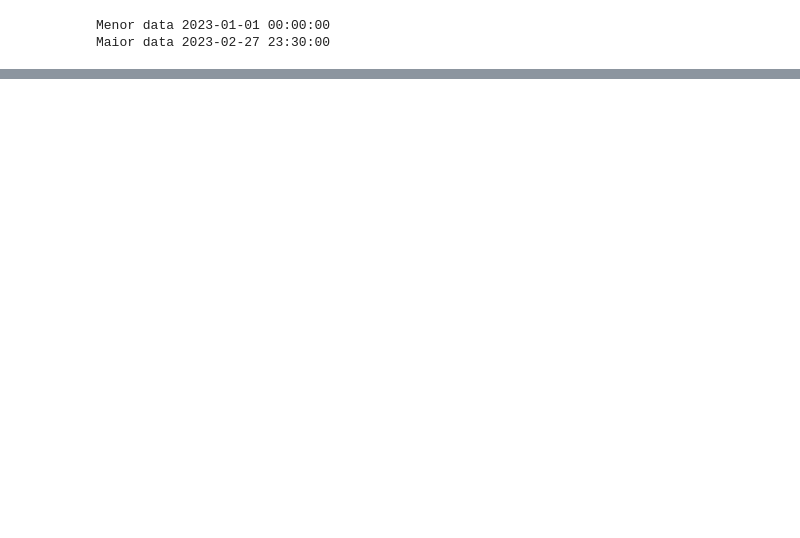
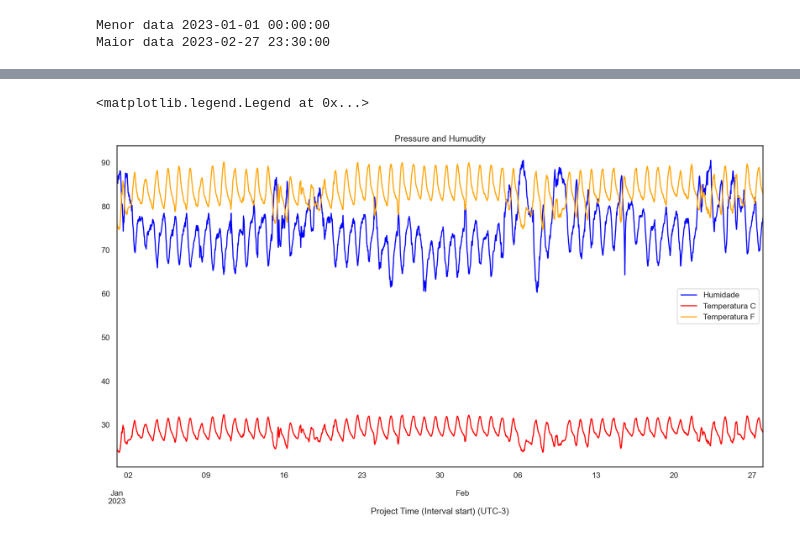
Before and after one commit to FilipeSCampos/ProjetoCalculo, a Jupyter notebook: projCalc.ipynb, the cells around one changed output, grey strips where cells are left out. Saved outputs shown, nothing was run; the diff lists cells and outputs as text; code cells hidden in the pictures; blank space fills up the shorter version.

```diff
--- a/projCalc.ipynb
+++ b/projCalc.ipynb
@@ -96,0 +143,13 @@ plt.show()
+# %%
+plt.figure(figsize=(16, 8), dpi=150)
+
+df_1['Humidity %RH'].plot(label='Humidade', color = 'blue')
+df_1['Temperature C'].plot(label='Temperatura C',color='red')
+df_1['Temperature F'].plot(label='Temperatura F',color='orange')
+
+plt.title('Pressure and Humudity')
+plt.xlabel('Project Time (Interval start) (UTC-3)')
+plt.legend()
+# %% [output]
+<matplotlib.legend.Legend at 0x...>
+[figure, added]
```
Also changed, not shown: parts of 8 cells of this notebook.
